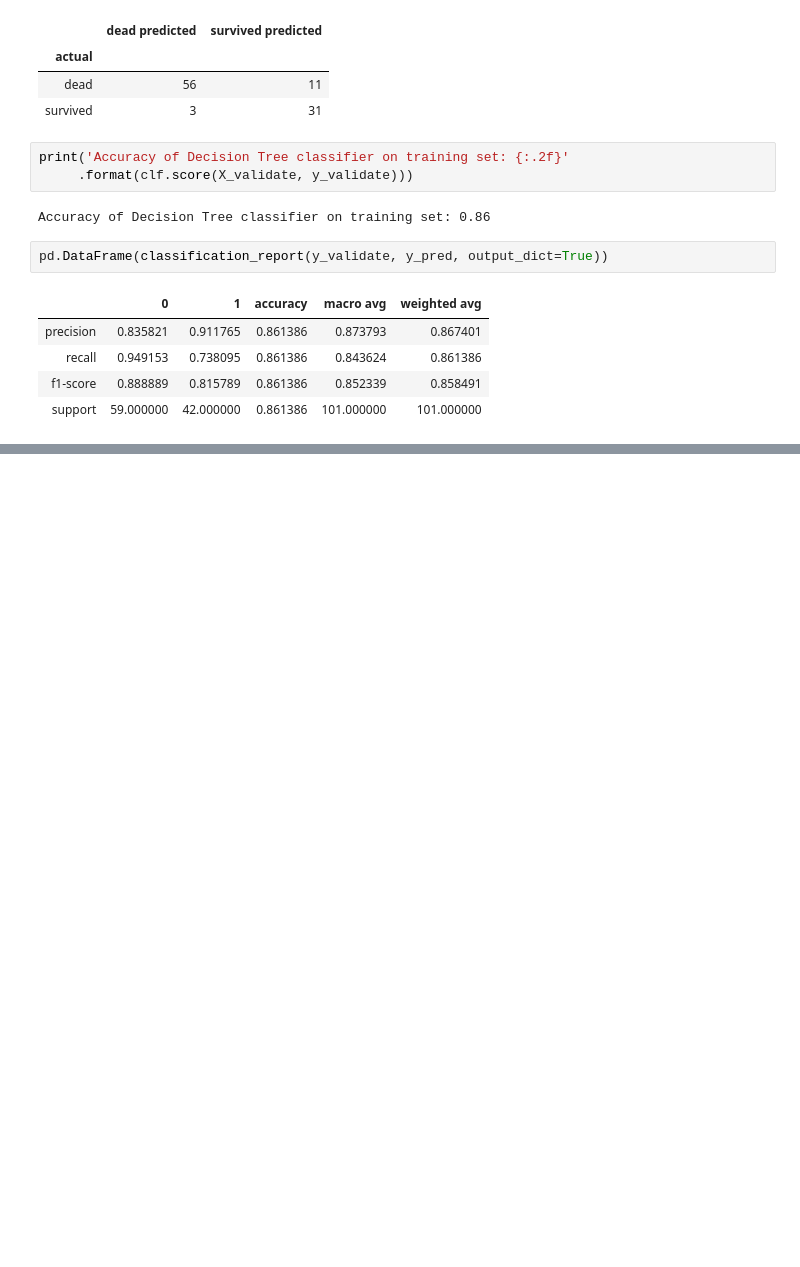
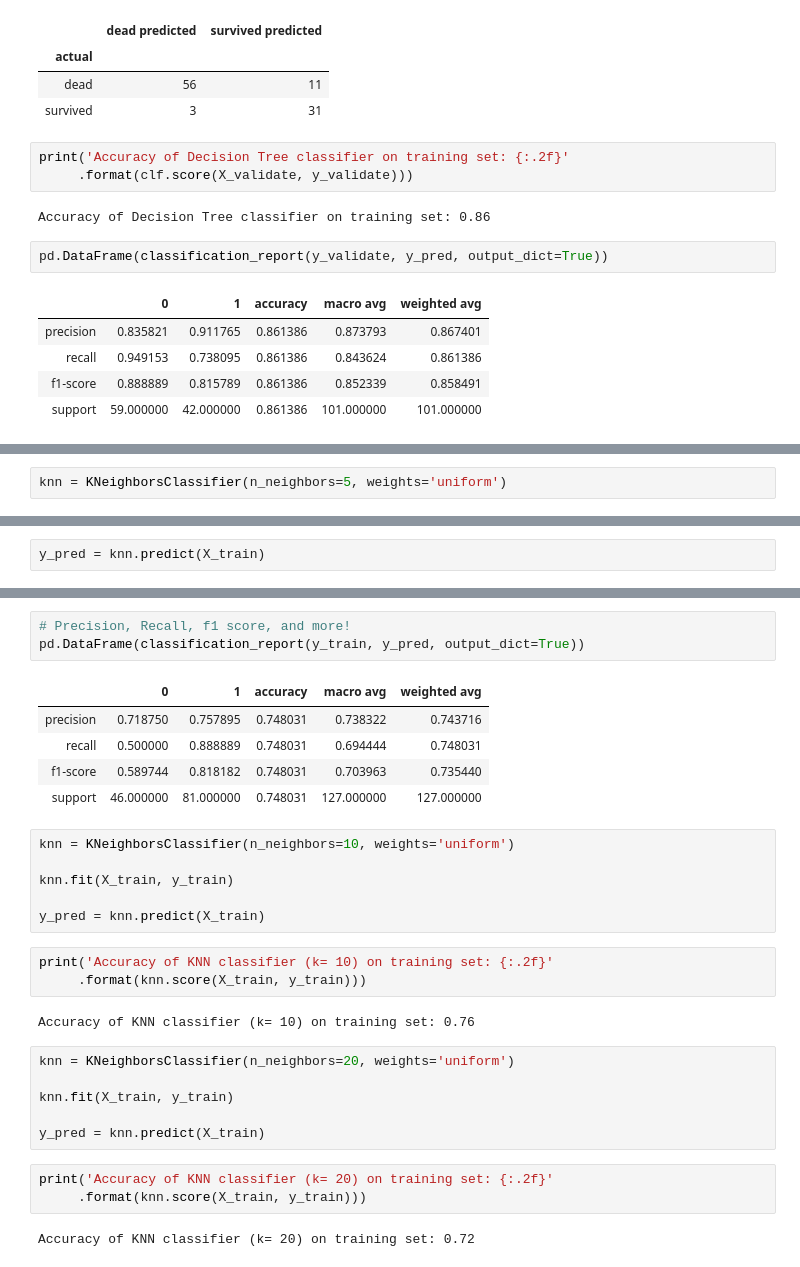
Before and after one commit to JadaShipp/ds-methodologies-exercises, a Jupyter notebook: classification/model.ipynb, the cells around one changed output, grey strips where cells are left out. Cells and saved outputs as stored; diff of their text form; blank space fills up the shorter version.

```diff
--- a/classification/model.ipynb
+++ b/classification/model.ipynb
@@ -371,0 +460,2 @@ pd.DataFrame(classification_report(y_validate, y_pred, output_dict=True))
+# %%
+knn = KNeighborsClassifier(n_neighbors=5, weights='uniform')
@@ -371,0 +468,2 @@ pd.DataFrame(classification_report(y_validate, y_pred, output_dict=True))
+# %%
+y_pred = knn.predict(X_train)
@@ -371,0 +487,31 @@ pd.DataFrame(classification_report(y_validate, y_pred, output_dict=True))
+# %%
+# Precision, Recall, f1 score, and more!
+pd.DataFrame(classification_report(y_train, y_pred, output_dict=True))
+# %% [output]
+|  | 0 | 1 | accuracy | macro avg | weighted avg |
+| precision | 0.718750 | 0.757895 | 0.748031 | 0.738322 | 0.743716 |
+| recall | 0.500000 | 0.888889 | 0.748031 | 0.694444 | 0.748031 |
+| f1-score | 0.589744 | 0.818182 | 0.748031 | 0.703963 | 0.735440 |
+| support | 46.000000 | 81.000000 | 0.748031 | 127.000000 | 127.000000 |
+# %%
+knn = KNeighborsClassifier(n_neighbors=10, weights='uniform')
+
+knn.fit(X_train, y_train)
+
+y_pred = knn.predict(X_train)
+# %%
+print('Accuracy of KNN classifier (k= 10) on training set: {:.2f}'
+     .format(knn.score(X_train, y_train)))
+# %% [output]
+Accuracy of KNN classifier (k= 10) on training set: 0.76
+# %%
+knn = KNeighborsClassifier(n_neighbors=20, weights='uniform')
+
+knn.fit(X_train, y_train)
+
+y_pred = knn.predict(X_train)
+# %%
+print('Accuracy of KNN classifier (k= 20) on training set: {:.2f}'
+     .format(knn.score(X_train, y_train)))
+# %% [output]
+Accuracy of KNN classifier (k= 20) on training set: 0.72
```
Also changed, not shown: parts of 18 cells of this notebook.
